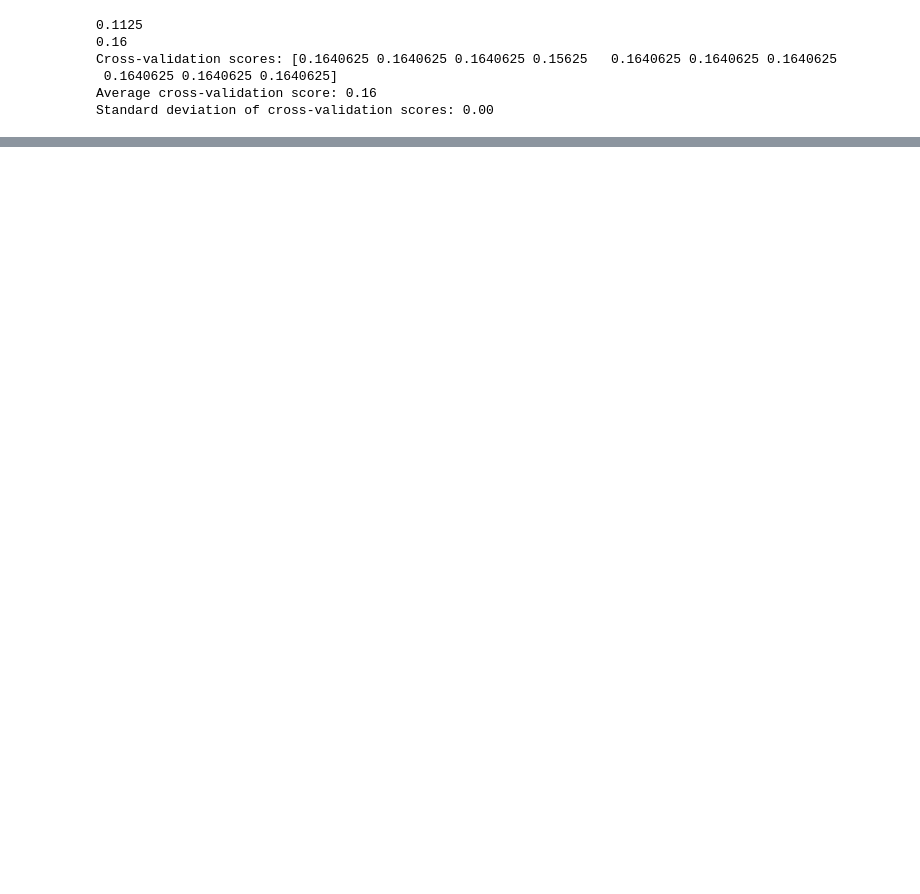
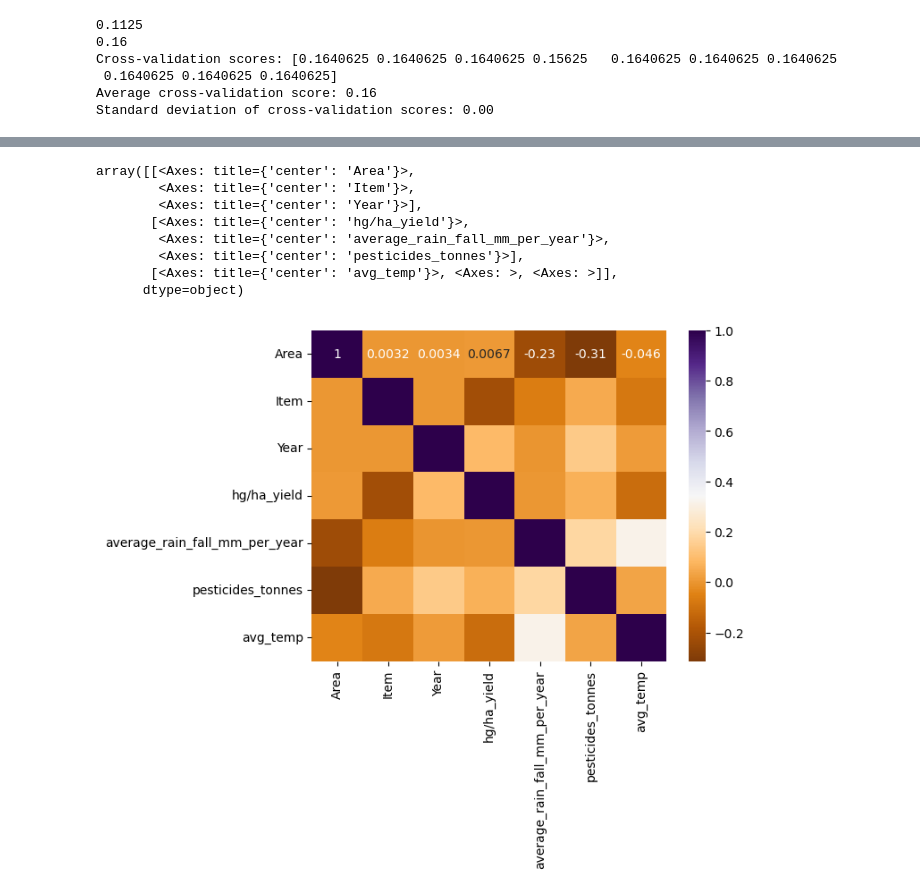
Before and after one commit to joshwu108/Sustainable-Software, a Jupyter notebook: model.ipynb, the cells around one changed output, grey strips where cells are left out. Cells and saved outputs as stored; diff of their text form; code cells hidden in the pictures; blank space fills up the shorter version.

```diff
--- a/model.ipynb
+++ b/model.ipynb
@@ -200,0 +201,3 @@ Model Loss: 1.999, Model Accuracy: 0.112
+# %%
+df = pd.read_csv('../yield_df.csv')
+df.head(10)
@@ -200,0 +216,8 @@ Model Loss: 1.999, Model Accuracy: 0.112
+# %%
+df['Item'] = df['Item'].replace({'Cassava':0, 'Maize':1, 'Plantains and others':2, 'Potatoes':3, 'Rice, paddy':4, 'Sorghum':5, 'Soybeans':6, 'Sweet potatoes':7, 'Wheat':8, 'Yams':9})
+# %%
+df = df.drop(['Unnamed: 0'], axis='columns')
+low_counts = df['Area'].value_counts()
+to_drop = low_counts[low_counts<100].index.tolist()
+df_drop = df[~df['Area'].isin(low_counts)]
+df = df.reset_index(drop=True)
@@ -200,0 +238,6 @@ Model Loss: 1.999, Model Accuracy: 0.112
+# %%
+from sklearn.preprocessing import LabelEncoder
+
+label_encoder = LabelEncoder()
+df['Area'] = label_encoder.fit_transform(df['Area'])
+df.head(10)
@@ -200,0 +256,16 @@ Model Loss: 1.999, Model Accuracy: 0.112
+# %%
+import seaborn as sns
+
+sns.heatmap(df.corr(), annot= True , cmap='PuOr')
+
+df.hist(figsize=(10,10))
+# %% [output]
+array([[<Axes: title={'center': 'Area'}>,
+        <Axes: title={'center': 'Item'}>,
+        <Axes: title={'center': 'Year'}>],
+       [<Axes: title={'center': 'hg/ha_yield'}>,
+        <Axes: title={'center': 'average_rain_fall_mm_per_year'}>,
+        <Axes: title={'center': 'pesticides_tonnes'}>],
+       [<Axes: title={'center': 'avg_temp'}>, <Axes: >, <Axes: >]],
+      dtype=object)
+[figure, added]
```
Also changed, not shown: parts of 9 cells of this notebook.
